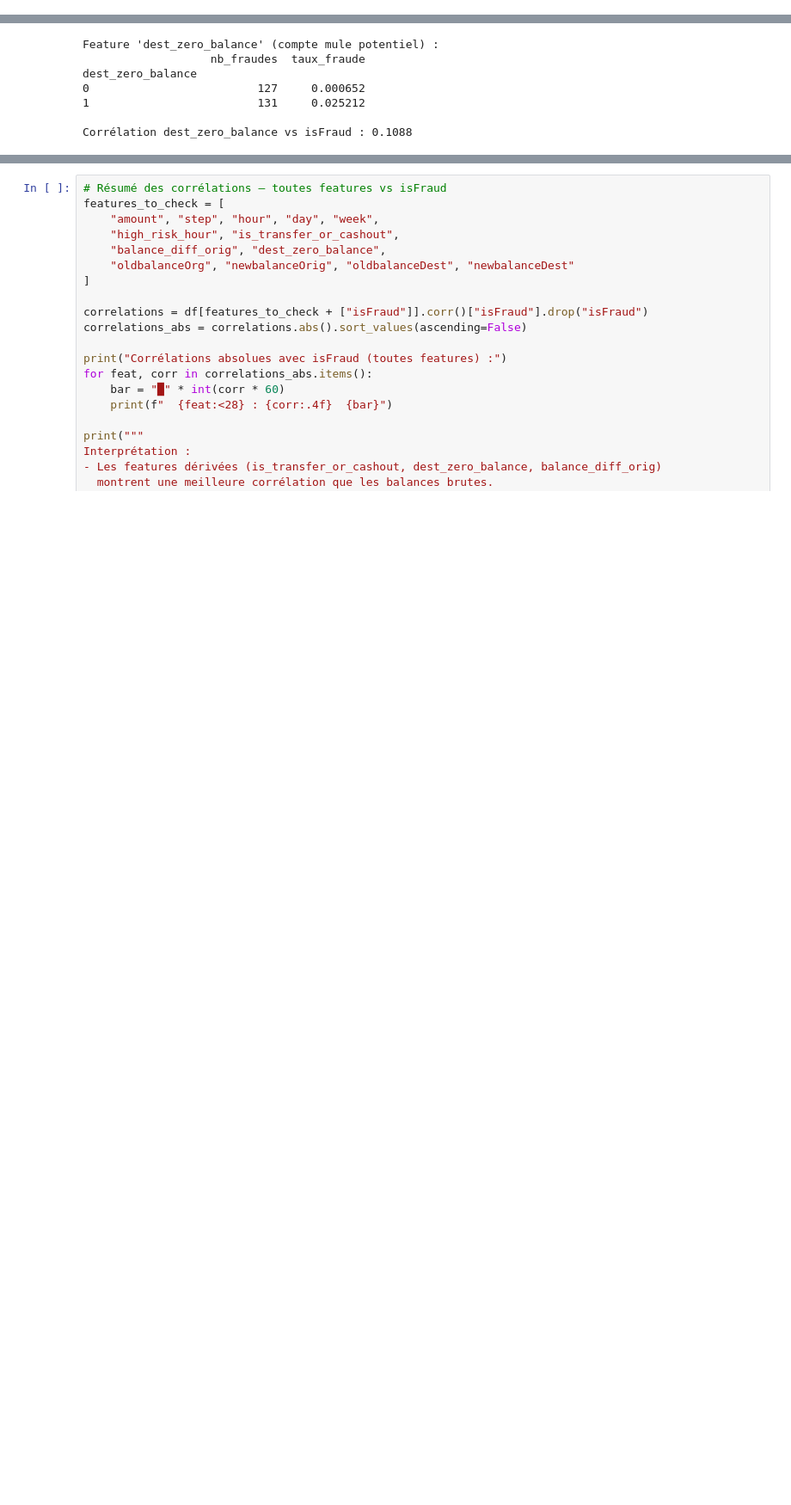
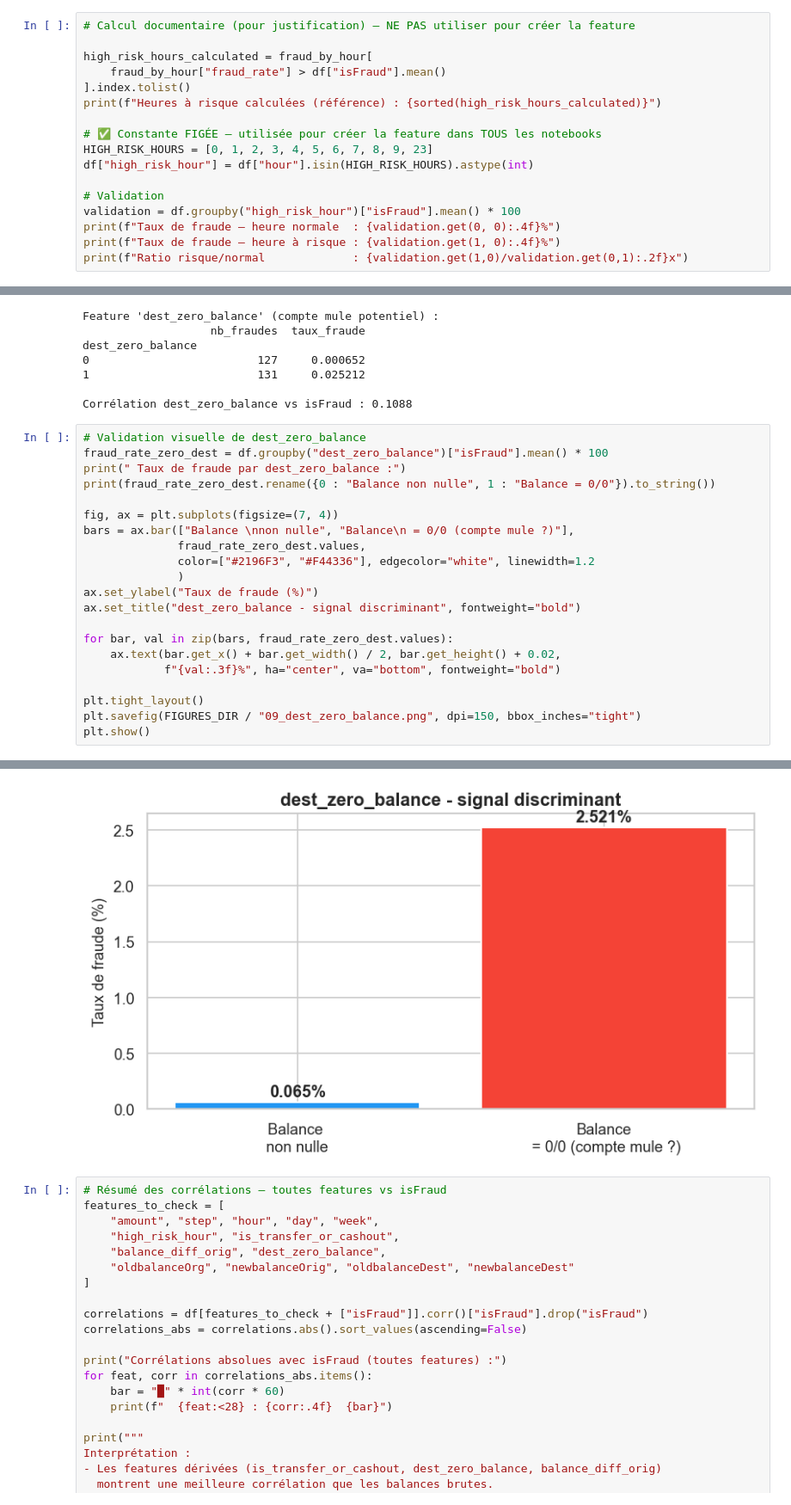
Before and after one commit to yousra0/Intelligent-Anomaly-Detection, a Jupyter notebook: notebooks/01_data_understanding.ipynb, the cells around one changed output, grey strips where cells are left out. Shown at 86% size. Cells and saved outputs as stored; diff of their text form; blank space fills up the shorter version.

```diff
--- a/notebooks/01_data_understanding.ipynb
+++ b/notebooks/01_data_understanding.ipynb
@@ -798,3 +946,20 @@ Validation — Taux de fraude par catégorie :
 - La feature 'high_risk_hour' est statistiquement justifiée par les données contrairement à un seuil arbitraire '22h-5h'
 
 - Elle sera utile pour le DL (feature numérique) et le LLM (explication : 'transaction à heure atypique').
+# %%
+# Calcul documentaire (pour justification) — NE PAS utiliser pour créer la feature
+
+high_risk_hours_calculated = fraud_by_hour[
+    fraud_by_hour["fraud_rate"] > df["isFraud"].mean()
+].index.tolist()
+print(f"Heures à risque calculées (référence) : {sorted(high_risk_hours_calculated)}")
+
+# ✅ Constante FIGÉE — utilisée pour créer la feature dans TOUS les notebooks
+HIGH_RISK_HOURS = [0, 1, 2, 3, 4, 5, 6, 7, 8, 9, 23]
+df["high_risk_hour"] = df["hour"].isin(HIGH_RISK_HOURS).astype(int)
+
+# Validation
+validation = df.groupby("high_risk_hour")["isFraud"].mean() * 100
+print(f"Taux de fraude — heure normale  : {validation.get(0, 0):.4f}%")
+print(f"Taux de fraude — heure à risque : {validation.get(1, 0):.4f}%")
+print(f"Ratio risque/normal             : {validation.get(1,0)/validation.get(0,1):.2f}x")
@@ -1033,3 +1236,25 @@ dest_zero_balance
 1                         131     0.025212
 
 Corrélation dest_zero_balance vs isFraud : 0.1088
+# %%
+# Validation visuelle de dest_zero_balance
+fraud_rate_zero_dest = df.groupby("dest_zero_balance")["isFraud"].mean() * 100
+print(" Taux de fraude par dest_zero_balance :")
+print(fraud_rate_zero_dest.rename({0 : "Balance non nulle", 1 : "Balance = 0/0"}).to_string())
+
+fig, ax = plt.subplots(figsize=(7, 4))
+bars = ax.bar(["Balance \nnon nulle", "Balance\n = 0/0 (compte mule ?)"],
+              fraud_rate_zero_dest.values,
+              color=["#2196F3", "#F44336"], edgecolor="white", linewidth=1.2
+              )
+ax.set_ylabel("Taux de fraude (%)")
+ax.set_title("dest_zero_balance - signal discriminant", fontweight="bold")
+
+for bar, val in zip(bars, fraud_rate_zero_dest.values):
+    ax.text(bar.get_x() + bar.get_width() / 2, bar.get_height() + 0.02,
+            f"{val:.3f}%", ha="center", va="bottom", fontweight="bold")
+
+plt.tight_layout()
+plt.savefig(FIGURES_DIR / "09_dest_zero_balance.png", dpi=150, bbox_inches="tight")
+plt.show()
+# %% [output]
@@ -1036,3 +1265,4 @@ Corrélation dest_zero_balance vs isFraud : 0.1088
+[figure, added]
 # %%
 # Résumé des corrélations — toutes features vs isFraud
 features_to_check = [
```
Also changed, not shown: parts of 16 cells of this notebook, 14 other files.
